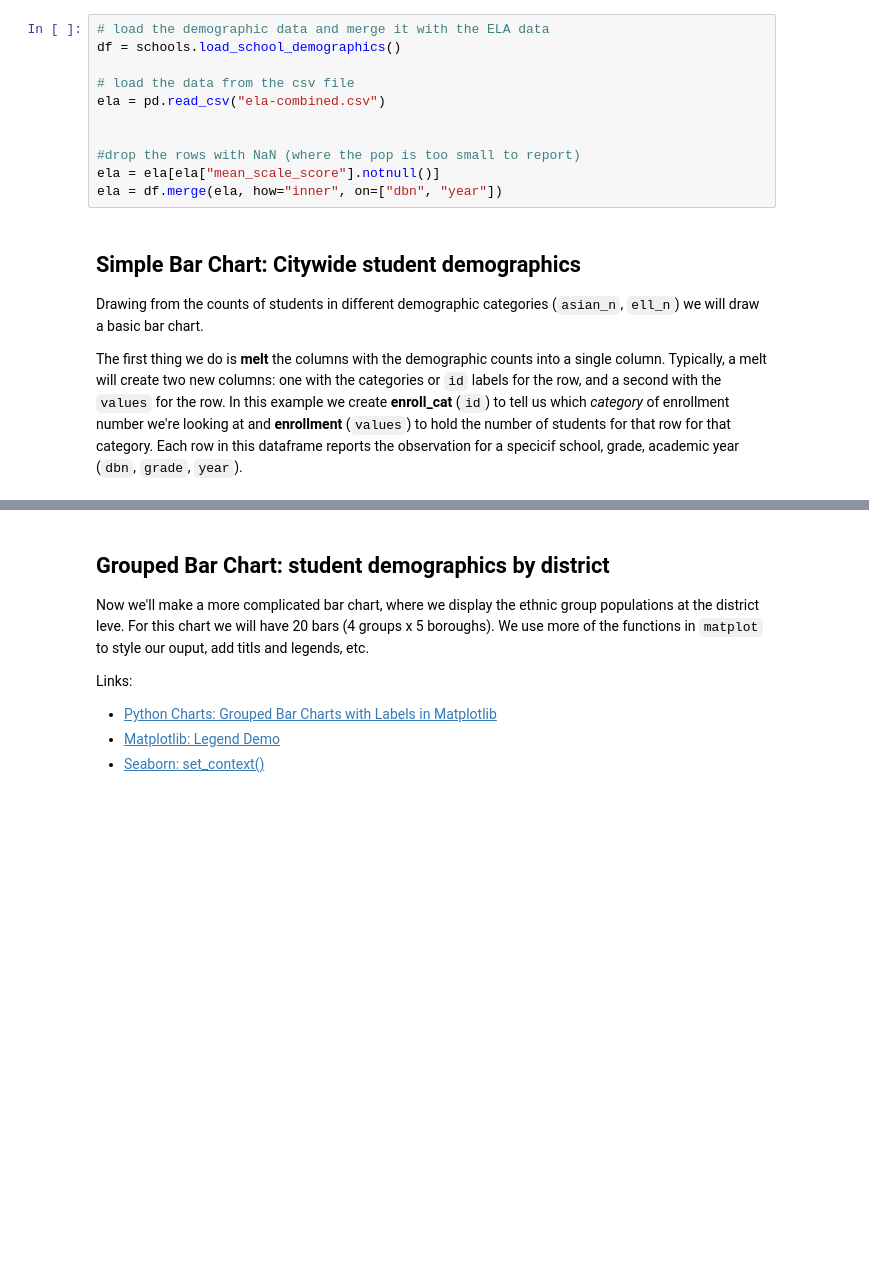
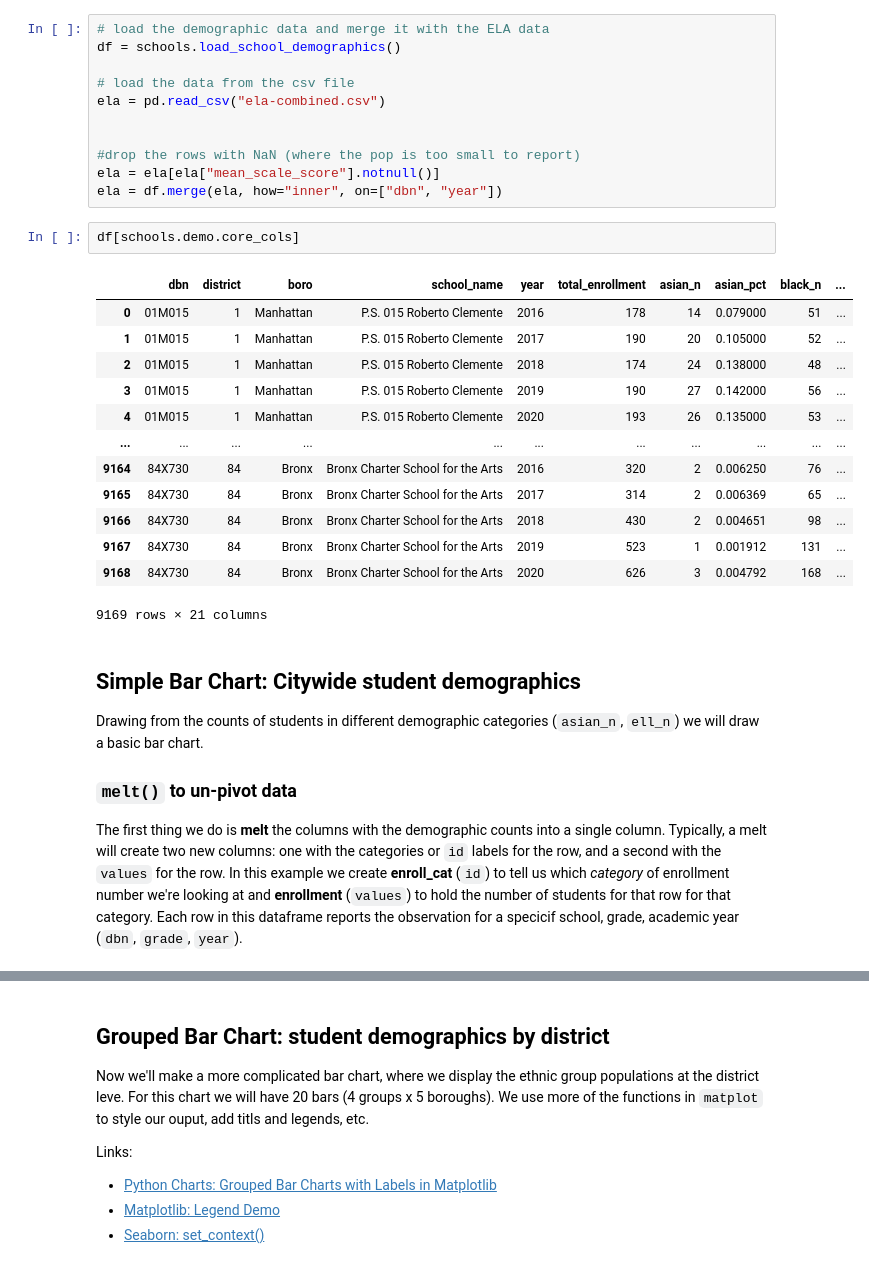
Before and after one commit to adelphi-ed-tech/nycschools, a Jupyter notebook: nb/ols-graphs.ipynb, the cells around one changed output, grey strips where cells are left out. Drawn from its saved outputs; the diff is of its cells as text; blank space fills up the shorter version.

```diff
--- a/nb/ols-graphs.ipynb
+++ b/nb/ols-graphs.ipynb
@@ -51,12 +57,29 @@ ela = pd.read_csv("ela-combined.csv")
 #drop the rows with NaN (where the pop is too small to report)
 ela = ela[ela["mean_scale_score"].notnull()]
 ela = df.merge(ela, how="inner", on=["dbn", "year"])
+# %%
+df[schools.demo.core_cols]
+# %% [output]
+|  | dbn | district | boro | school_name | year | total_enrollment | asian_n | asian_pct | black_n | ... |
+| 0 | 01M015 | 1 | Manhattan | P.S. 015 Roberto Clemente | 2016 | 178 | 14 | 0.079000 | 51 | ... |
+| 1 | 01M015 | 1 | Manhattan | P.S. 015 Roberto Clemente | 2017 | 190 | 20 | 0.105000 | 52 | ... |
+| 2 | 01M015 | 1 | Manhattan | P.S. 015 Roberto Clemente | 2018 | 174 | 24 | 0.138000 | 48 | ... |
+| 3 | 01M015 | 1 | Manhattan | P.S. 015 Roberto Clemente | 2019 | 190 | 27 | 0.142000 | 56 | ... |
+| 4 | 01M015 | 1 | Manhattan | P.S. 015 Roberto Clemente | 2020 | 193 | 26 | 0.135000 | 53 | ... |
+| ... | ... | ... | ... | ... | ... | ... | ... | ... | ... | ... |
+| 9164 | 84X730 | 84 | Bronx | Bronx Charter School for the Arts | 2016 | 320 | 2 | 0.006250 | 76 | ... |
+| 9165 | 84X730 | 84 | Bronx | Bronx Charter School for the Arts | 2017 | 314 | 2 | 0.006369 | 65 | ... |
+| 9166 | 84X730 | 84 | Bronx | Bronx Charter School for the Arts | 2018 | 430 | 2 | 0.004651 | 98 | ... |
+| 9167 | 84X730 | 84 | Bronx | Bronx Charter School for the Arts | 2019 | 523 | 1 | 0.001912 | 131 | ... |
+| 9168 | 84X730 | 84 | Bronx | Bronx Charter School for the Arts | 2020 | 626 | 3 | 0.004792 | 168 | ... |
+9169 rows × 21 columns
 # %% [markdown]
 Simple Bar Chart: Citywide student demographics
 ------------------------------------------------------------------------
 Drawing from the counts of students in different
 demographic categories (`asian_n`, `ell_n`) we will draw a basic bar chart.
 
+### `melt()` to un-pivot data
 The first thing we do is **melt** the columns with the demographic counts
 into a single column. Typically, a melt will create two new columns:
 one with the categories or `id` labels for the row, and a second with
```
Also changed, not shown: parts of 13 cells of this notebook, 2 other files.
